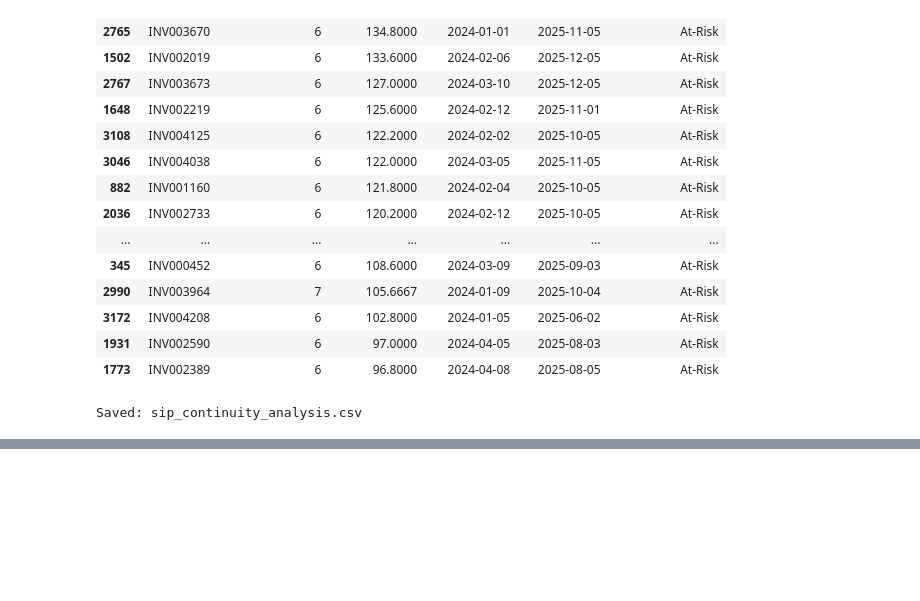
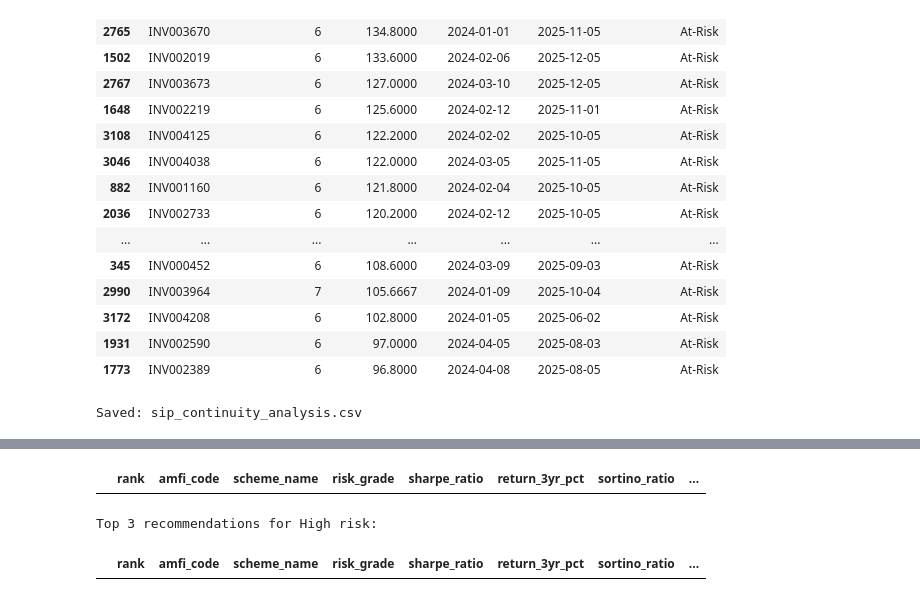
Before and after one commit to VANSHxGIT/CapstoneProject.Mutual_Fund_Analysis, a Jupyter notebook: notebooks/Advanced_Analytics.ipynb, the cells around one changed output, grey strips where cells are left out. Saved outputs shown, nothing was run; the diff lists cells and outputs as text; code cells hidden in the pictures; blank space fills up the shorter version.

```diff
--- a/notebooks/Advanced_Analytics.ipynb
+++ b/notebooks/Advanced_Analytics.ipynb
@@ -970,0 +1057,26 @@ Saved: sip_continuity_analysis.csv
+# %%
+# Test High risk
+high_recommendations = recommend_funds(
+    "High",
+    scheme
+)
+
+high_recommendations
+# %% [output]
+|  | rank | amfi_code | scheme_name | risk_grade | sharpe_ratio | return_3yr_pct | sortino_ratio | ... |
+# %%
+risk = input(
+    "Enter risk appetite (Low / Moderate / High): "
+)
+
+recommendations = recommend_funds(
+    risk,
+    scheme
+)
+
+print(f"\nTop 3 recommendations for {risk.title()} risk:\n")
+
+display(recommendations)
+# %% [output]
+Top 3 recommendations for High risk:
+|  | rank | amfi_code | scheme_name | risk_grade | sharpe_ratio | return_3yr_pct | sortino_ratio | ... |
```
Also changed, not shown: parts of 6 cells of this notebook.
